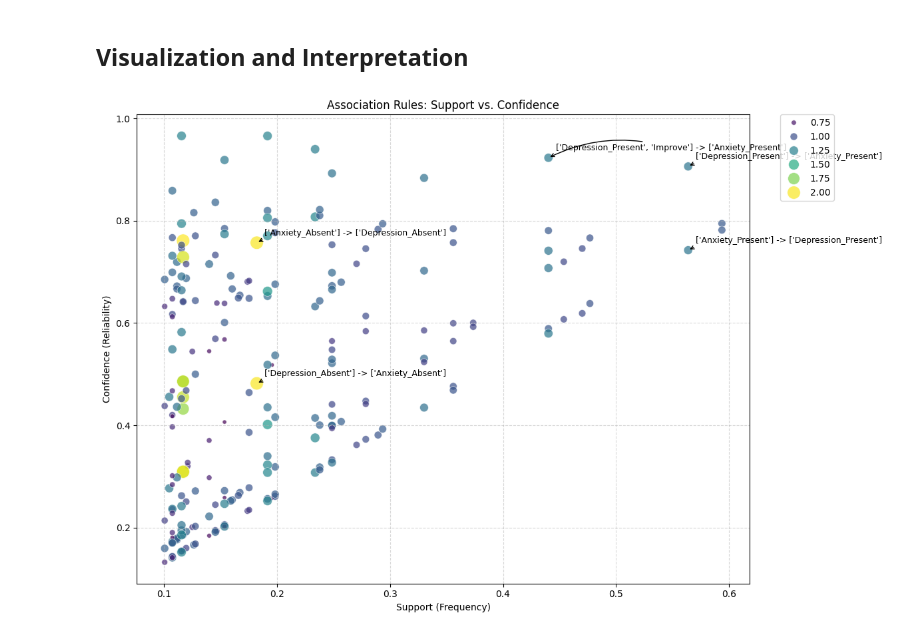
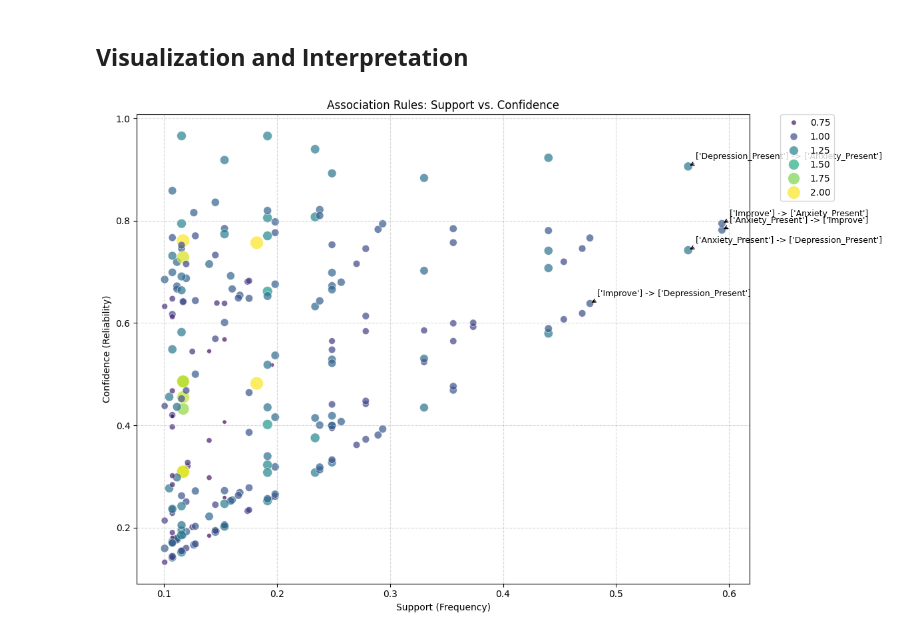
Before and after one commit to bbeecue/CSC172-AssociationMining-Belvis, a Jupyter notebook: notebooks/apriori_implementation.ipynb, the cells around one changed output. Cells and saved outputs as stored; diff of their text form; code cells hidden in the pictures.

```diff
--- a/notebooks/apriori_implementation.ipynb
+++ b/notebooks/apriori_implementation.ipynb
@@ -209,36 +209,36 @@ all_rules = association_rules(frequent_items, metric="confidence", min_threshold
 all_rules['rule_name'] = all_rules.apply(lambda x: f"{list(x['antecedents'])} -> {list(x['consequents'])}", axis=1)
 
 # acc to what metric and how many to label
-top_rules_to_label = all_rules.sort_values('leverage', ascending=False).head(5)
+top_rules_to_label = all_rules.sort_values('support', ascending=False).head(5)
 
 plt.figure(figsize=(12, 8))
 sns.scatterplot(
     data=all_rules,
     x="support",
     y="confidence",
     size="lift",
     hue="lift",
     palette="viridis",
     sizes=(20, 200),
     alpha=0.7
 )
 
 for i, row in top_rules_to_label.iterrows():
     plt.annotate(
         row['rule_name'],
         (row['support'], row['confidence']),
         xytext=(8, 8),
         textcoords='offset points',
         fontsize=9,
         arrowprops=dict(arrowstyle="->", connectionstyle="arc3,rad=.2")
     )
 
 plt.title("Association Rules: Support vs. Confidence")
 plt.xlabel("Support (Frequency)")
 plt.ylabel("Confidence (Reliability)")
 plt.legend(bbox_to_anchor=(1.05, 1), loc=2, borderaxespad=0.)
 plt.grid(True, linestyle='--', alpha=0.5)
 plt.tight_layout()
 plt.show()
 # %% [output]
-[figure, old version]
+[figure, new version]
```
Also changed, not shown: parts of 6 cells of this notebook, 11 other files.
